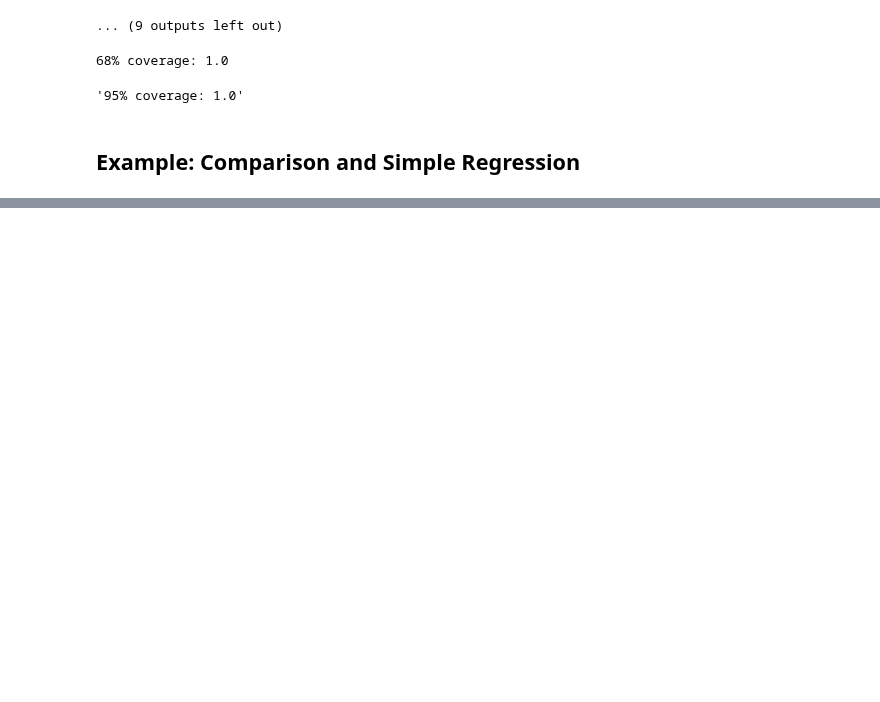
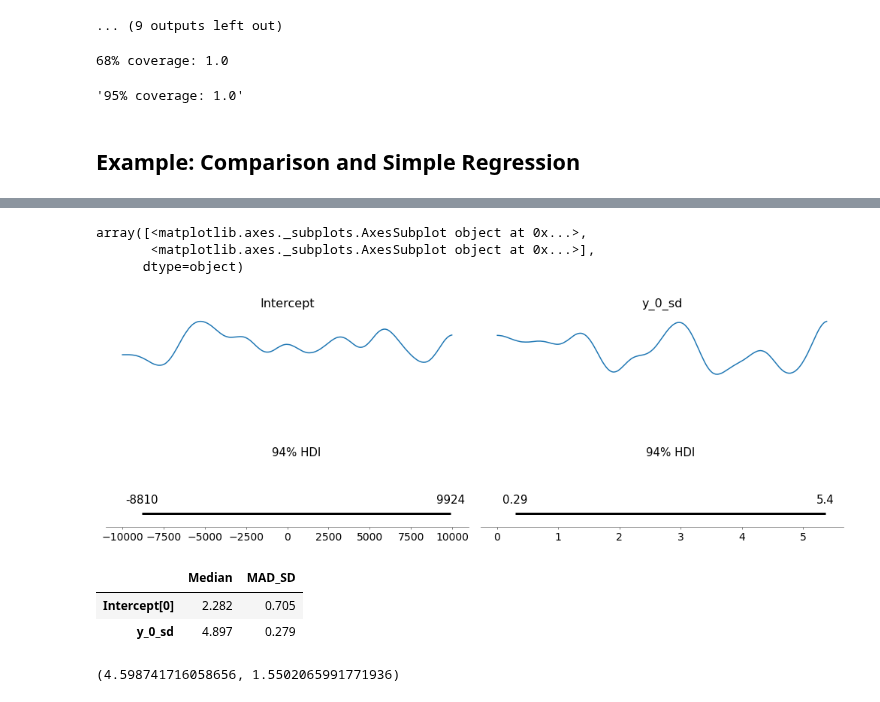
Before and after one commit to bambinos/educational-resources, a Jupyter notebook: ROS/Chapter_7.ipynb, the cells around one changed output, grey strips where cells are left out. Cells and saved outputs as stored; diff of their text form; code cells hidden in the pictures; blank space fills up the shorter version.

```diff
--- a/ROS/Chapter_7.ipynb
+++ b/ROS/Chapter_7.ipynb
@@ -293,7 +293,7 @@ f"95% coverage: {cover_95.mean()}"
 ## Example: Comparison and Simple Regression
 # %%
 n_0 = 20
-y_0 = stats.norm(2.0, 5.0).rvs(n_0)
-fake_0 = pd.DataFrame(dict(y=y))
+y_0 = stats.norm(2, 5).rvs(n_0)
+fake_0 = pd.DataFrame(dict(y_0=y_0))
 print(y_0)
 # %% [output]
@@ -312,0 +304,10 @@ PatsyError: Error evaluating factor: NameError: name 'condition' is not defined
+# %%
+model.reset()
+model = Model(fake_0)
+
+# We set a very large prior to  act as a flat prior
+
+uniform_prior = Prior('Uniform', lower=-10000, upper=10000)
+priors = {"y_0_sd":uniform_prior, "Intercept":uniform_prior}
+
+results = model.fit('y_0 ~ 1', samples=4000, chains=4, priors=priors)
@@ -312,0 +336,17 @@ PatsyError: Error evaluating factor: NameError: name 'condition' is not defined
+# %%
+model.plot_priors()
+# %% [output]
+array([<matplotlib.axes._subplots.AxesSubplot object at 0x...>,
+       <matplotlib.axes._subplots.AxesSubplot object at 0x...>],
+      dtype=object)
+[figure, added]
+# %%
+func_dict = {"Median": np.median,
+            "MAD_SD":stats.median_abs_deviation,
+             }
+coefs = az.summary(results, stat_funcs=func_dict, extend=False)
+coefs
+# %% [output]
+|  | Median | MAD_SD |
+| Intercept[0] | 2.282 | 0.705 |
+| y_0_sd | 4.897 | 0.279 |
@@ -312,0 +356,8 @@ PatsyError: Error evaluating factor: NameError: name 'condition' is not defined
+# %%
+diff = y_1.mean() - y_0.mean()
+se_0 = y_0.std() / np.sqrt(n_0)
+se_1 = y_1.std() / np.sqrt(n_1)
+se = np.sqrt(se_0**2 + se_1**2)
+diff, se
+# %% [output]
+(4.598741716058656, 1.5502065991771936)
```
Also changed, not shown: parts of 7 cells of this notebook.
